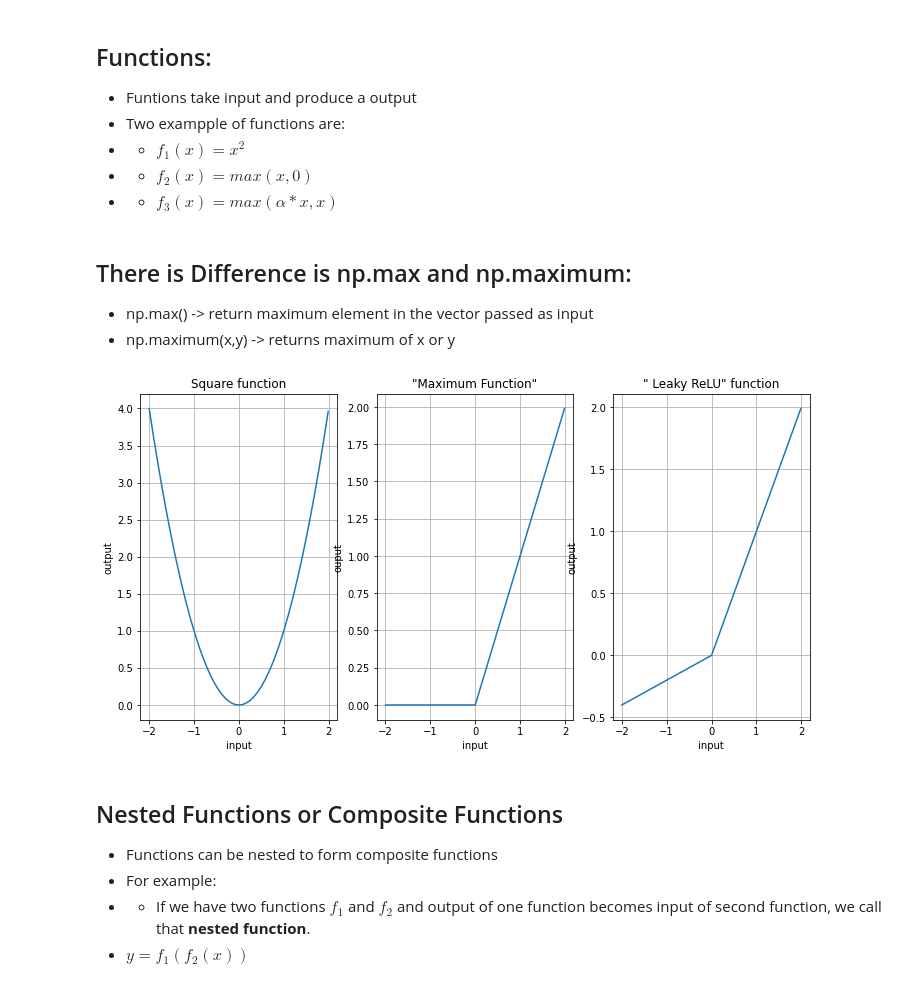
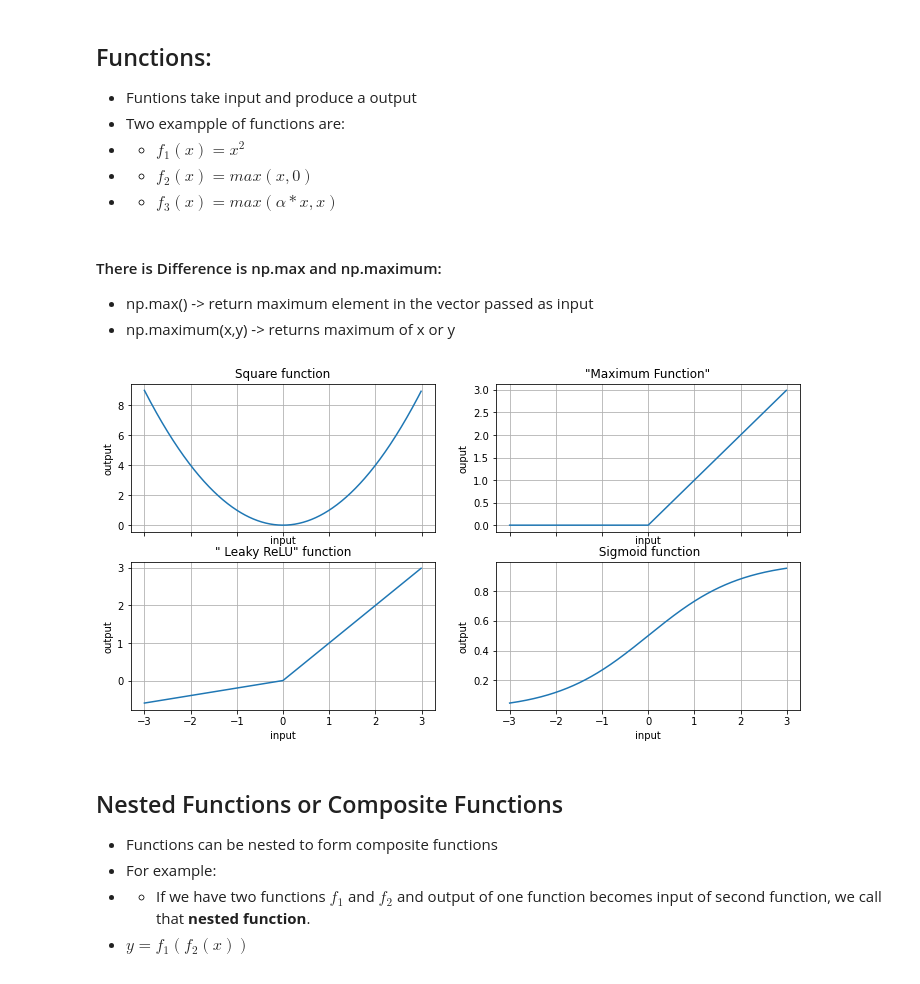
Before and after one commit to RogerFW/LearningAboutLearning, a Jupyter notebook: DeepLearning/DeepLearningFromScratch/CH-1 Foundations.ipynb, the cells around one changed output. Saved outputs shown, nothing was run; the diff lists cells and outputs as text; code cells hidden in the pictures.

```diff
--- a/DeepLearning/DeepLearningFromScratch/CH-1 Foundations.ipynb
+++ b/DeepLearning/DeepLearningFromScratch/CH-1 Foundations.ipynb
@@ -27,7 +28,7 @@ import numpy as np
 import matplotlib.pyplot as plt
 # %%
 # Lets define input for these functions:
-INPUT_RANGE = np.arange(-2,2,0.01)
+INPUT_RANGE = np.arange(-3,3,0.01)
 # %%
 # Lets define the function's here
 def square_func(x: np.ndarray) -> np.ndarray:
@@ -62,13 +63,20 @@ output_array = [2,0,10,0]
 solution = maximum_func(input_array)
 
 np.testing.assert_array_equal(output_array, solution, "Array not equal")
+# %%
+# Let's define sigmoid function here:
+def sigmoid(input_ : np.ndarray) -> np.ndarray:
+    """
+     Apply the Signoid Function to each element in input ndarray
+    """
+    return 1 / (1 + np.exp(-input_))
 # %% [markdown]
-## There is Difference is np.max and np.maximum:
+#### There is Difference is np.max and np.maximum:
 * np.max() -> return maximum element in the vector passed as input
 * np.maximum(x,y) -> returns maximum of x or y
 # %%
 # Lets define third function here:
-def leaky_relu_func(alpha: float, x: np.ndarray) -> np.ndarray:
+def leaky_relu_func( x: np.ndarray, alpha: float = 0.2,) -> np.ndarray:
     '''
     This is the implementation of the leaky relu function.
 
@@ -81,28 +89,34 @@ def leaky_relu_func(alpha: float, x: np.ndarray) -> np.ndarray:
 # %%
 # Let's Plot these functions Here!!
 
-fig, ax = plt.subplots(1, 3, sharex=True, figsize=(12, 6))  # 1 Rows, 3 Col
+fig, ((ax1,ax2),(ax3,ax4)) = plt.subplots(2, 2, sharex=True, figsize=(12, 6))  # 1 Rows, 3 Col
 
-ax[0].plot(INPUT_RANGE, square_func(INPUT_RANGE))
-ax[0].set_title('Square function')
-ax[0].set_xlabel('input')
-ax[0].set_ylabel('output')
-ax[0].grid(True)
+ax1.plot(INPUT_RANGE, square_func(INPUT_RANGE))
+ax1.set_title('Square function')
+ax1.set_xlabel('input')
+ax1.set_ylabel('output')
+ax1.grid(True)
 
-ax[1].plot(INPUT_RANGE,maximum_func(INPUT_RANGE))
-ax[1].set_title('"Maximum Function"')
-ax[1].set_xlabel('input')
-ax[1].set_ylabel('ouput')
-ax[1].grid(True)
+ax2.plot(INPUT_RANGE,maximum_func(INPUT_RANGE))
+ax2.set_title('"Maximum Function"')
+ax2.set_xlabel('input')
+ax2.set_ylabel('ouput')
+ax2.grid(True)
 
 
-ax[2].plot(INPUT_RANGE, leaky_relu_func(0.2,INPUT_RANGE))
-ax[2].set_title('" Leaky ReLU" function')
-ax[2].set_xlabel('input')
-ax[2].set_ylabel('output');
-ax[2].grid(True)
+ax3.plot(INPUT_RANGE, leaky_relu_func(INPUT_RANGE))
+ax3.set_title('" Leaky ReLU" function')
+ax3.set_xlabel('input')
+ax3.set_ylabel('output');
+ax3.grid(True)
+
+ax4.plot(INPUT_RANGE, sigmoid(INPUT_RANGE))
+ax4.set_title(' Sigmoid function')
+ax4.set_xlabel('input')
+ax4.set_ylabel('output');
+ax4.grid(True)
 # %% [output]
-[figure, old version]
+[figure, new version]
 # %% [markdown]
 <a id='calculas_theorem'></a>
 ## Nested Functions or Composite Functions
```
Also changed, not shown: parts of 13 cells of this notebook.
